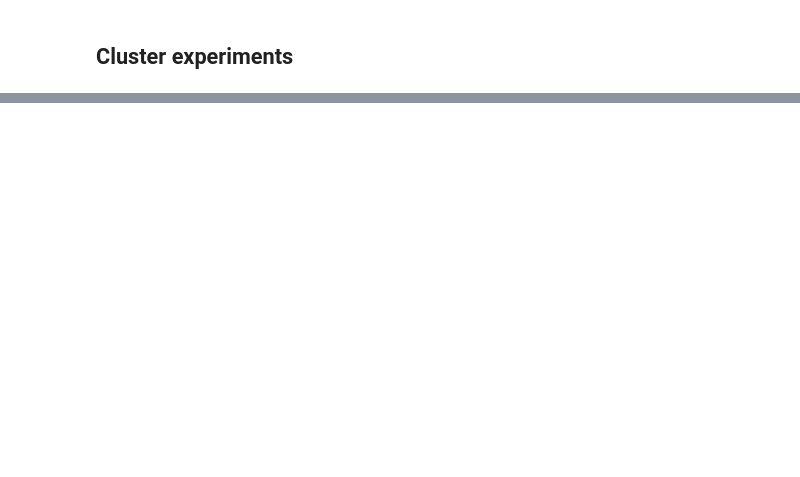
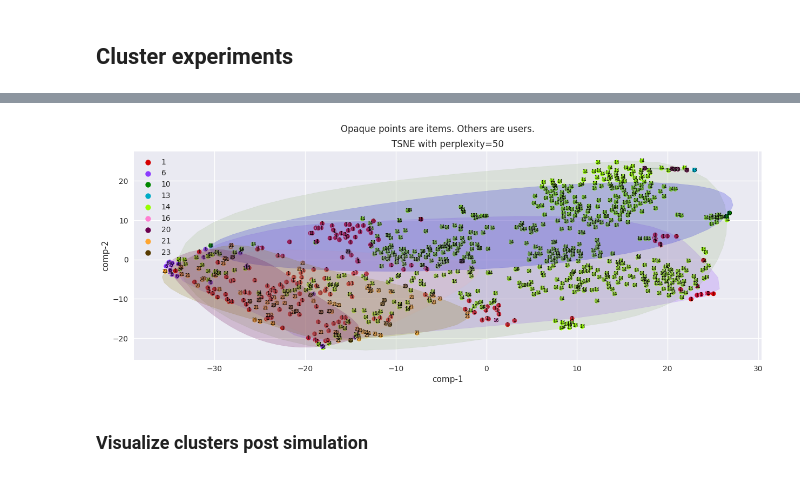
Before and after one commit to jannikjw/fair-recommender-systems, a Jupyter notebook: clustering_experiments.ipynb, the cells around one changed output, grey strips where cells are left out. Cells and saved outputs as stored; diff of their text form; code cells hidden in the pictures; blank space fills up the shorter version.

```diff
--- a/clustering_experiments.ipynb
+++ b/clustering_experiments.ipynb
@@ -47,2 +78,5 @@ Loaded clusters.
+# %%
+# TODO: Test whether the closest cluster includes many of the items viewed by the user
+user_to_item_cluster_assignment = user_topic_mapping(user_representation, item_cluster_centers)
 # %% [markdown]
 ## Cluster experiments
@@ -135,12 +134,7 @@ plt.show()
 # %%
-from sklearn.manifold import TSNE
-from numpy import reshape
-import seaborn as sns
+# Using user representation and clusters from NMF to visualize user separation
+x = user_representation
+y = user_to_item_cluster_assignment
+perplexity = 50
 
-# Using user representation and clusters from NMF to visualize user separation
-x = representations
-y = cluster_ids
-
-perplexity = 45
-tsne = TSNE(perplexity=perplexity, n_components=2, verbose=0, random_state=42)
-z = tsne.fit_transform(x)
+df_prev = apply_tsne_2d(x, y, perplexity=perplexity)
@@ -154,18 +141,4 @@ df.loc[df.index >= len(item_representation[0]), 'rep_type'] = 'user'
-# %%
-# plot tsne
-plt.rcParams['figure.dpi'] = 300
-fig = plt.figure(figsize=(20, 20))
-print(f"Number of clusters using NMF: {n_attrs}.")
-sns.scatterplot(x="comp-1", y="comp-2", hue=df[df['rep_type'] == 'item'].y.tolist(),
-                palette=sns.color_palette("hls", n_attrs), alpha=0.2,
-                data=df[df['rep_type'] == 'item']).set(title="")
-sns.scatterplot(x="comp-1", y="comp-2", hue=df[df['rep_type'] == 'user'].y.tolist(),
-                palette=sns.color_palette("hls", n_attrs), alpha=1,
-                data=df[df['rep_type'] == 'user']).set(title="")
-
-for ind in df.index:
-    plt.text(x=df['comp-1'][ind], y=df['comp-2'][ind], s=df['y'][ind], color='black', fontsize=6, horizontalalignment='center', verticalalignment='center')
-
-plt.title(f'TSNE with perplexity={perplexity}')
-plt.suptitle(f'Opaque points are items. Others are users.')
-plt.show()
+# %%
+plot_tsne(df_prev, perplexity, n_clusters)
+# %% [output]
+[figure, added]
@@ -171,0 +153,2 @@ plt.show()
+# %% [markdown]
+### Visualize clusters post simulation
```
Also changed, not shown: parts of 29 cells of this notebook, 7 other files.
